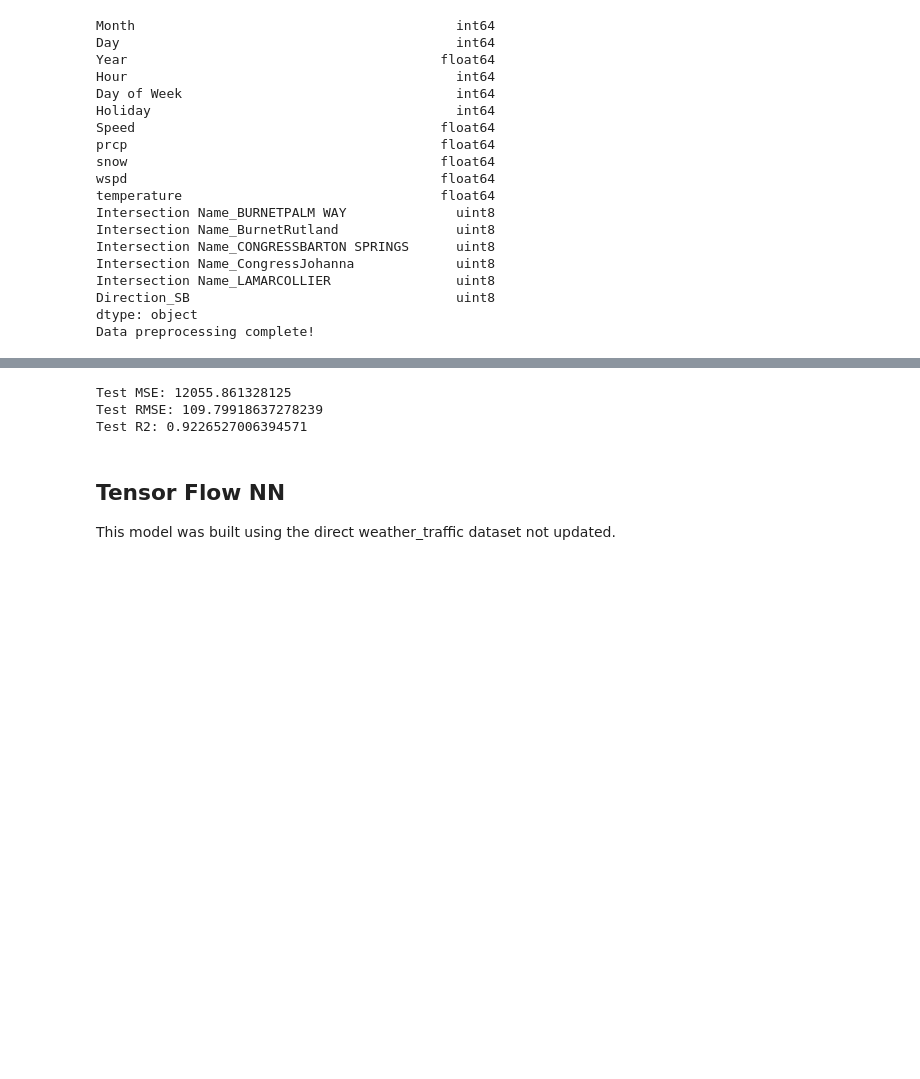
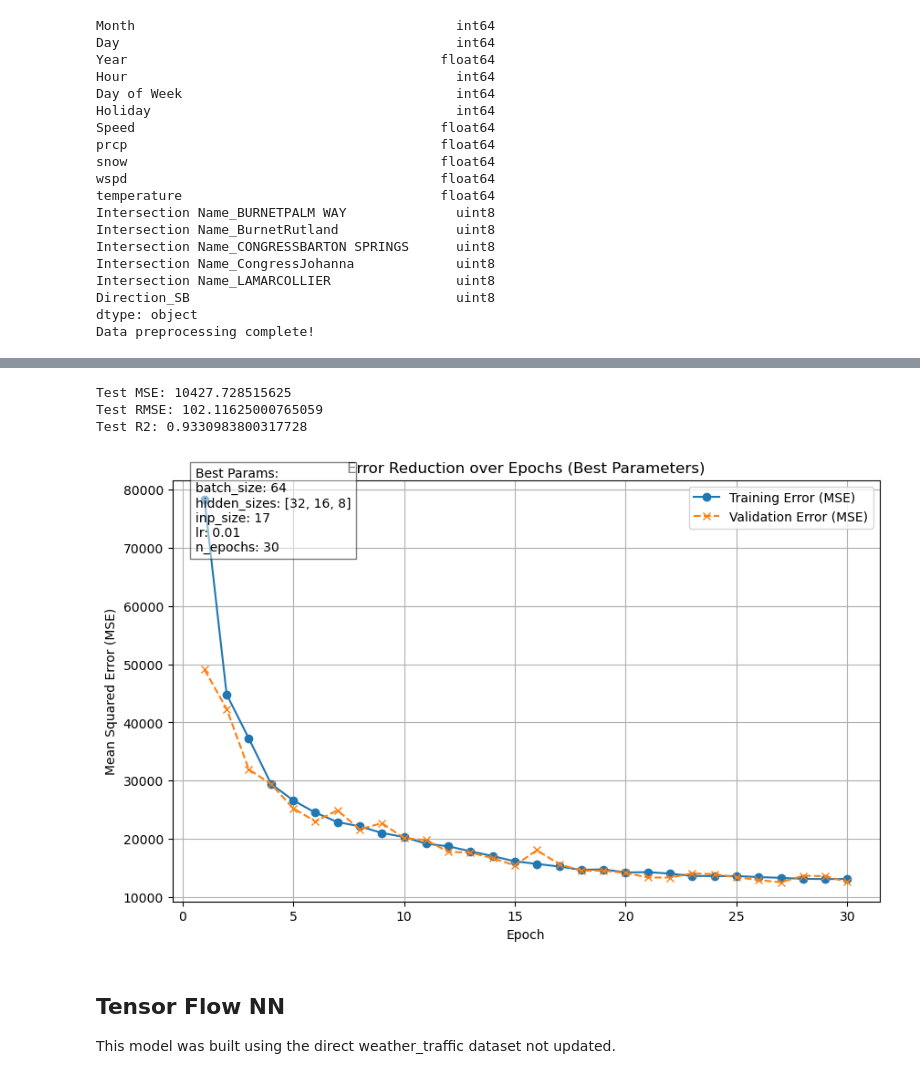
Before and after one commit to jennamferguson/AMLProject_Traffic, a Jupyter notebook: Austin.Traffic.Modeling.ipynb, the cells around one changed output, grey strips where cells are left out. Drawn from its saved outputs; the diff is of its cells as text; code cells hidden in the pictures; blank space fills up the shorter version.

```diff
--- a/Austin.Traffic.Modeling.ipynb
+++ b/Austin.Traffic.Modeling.ipynb
@@ -704,7 +704,7 @@ param_grid = {
     'inp_size': [X_train.shape[1]],  # Number of features after preprocessing
     'hidden_sizes': [[16, 8], [32, 16, 8]],
     'lr': [0.001, 0.01],
-    'n_epochs': [10, 20],
+    'n_epochs': [10, 20, 30],
     'batch_size': [64, 128]
 }
 
@@ -772,9 +772,40 @@ print(f"Test MSE: {test_mse}")
 print(f"Test RMSE: {test_rmse}")
 print(f"Test R2: {test_r2}")
 # %% [output]
-Test MSE: 12055.861328125
-Test RMSE: 109.79918637278239
-Test R2: 0.9226527006394571
+Test MSE: 10427.728515625
+Test RMSE: 102.11625000765059
+Test R2: 0.9330983800317728
+# %%
+import matplotlib.pyplot as plt
+
+# Assuming train_history and valid_history are lists of errors (MSE) over epochs
+def plot_training_validation_history(train_history, valid_history, best_params):
+    epochs = range(1, len(train_history) + 1)  # Epoch numbers
+
+    plt.figure(figsize=(10, 6))
+    plt.plot(epochs, train_history, label='Training Error (MSE)', marker='o', linestyle='-')
+    plt.plot(epochs, valid_history, label='Validation Error (MSE)', marker='x', linestyle='--')
+
+    # Add title and labels
+    plt.title("Error Reduction over Epochs (Best Parameters)")
+    plt.xlabel("Epoch")
+    plt.ylabel("Mean Squared Error (MSE)")
+    plt.legend()
+
+    # Add grid for better readability
+    plt.grid(True)
+
+    # Annotate best parameters
+    best_params_text = '\n'.join([f"{key}: {val}" for key, val in best_params.items()])
+    plt.gcf().text(0.15, 0.75, f"Best Params:\n{best_params_text}", fontsize=10, bbox=dict(facecolor='white', alpha=0.5))
+
+    # Show the plot
+    plt.show()
+
+# Call the function with best parameters and their respective histories
+plot_training_validation_history(train_history, valid_history, best_params)
+# %% [output]
+[figure, added]
 # %% [markdown]
 ## Tensor Flow NN
 
```
Also changed, not shown: parts of 3 cells of this notebook.
